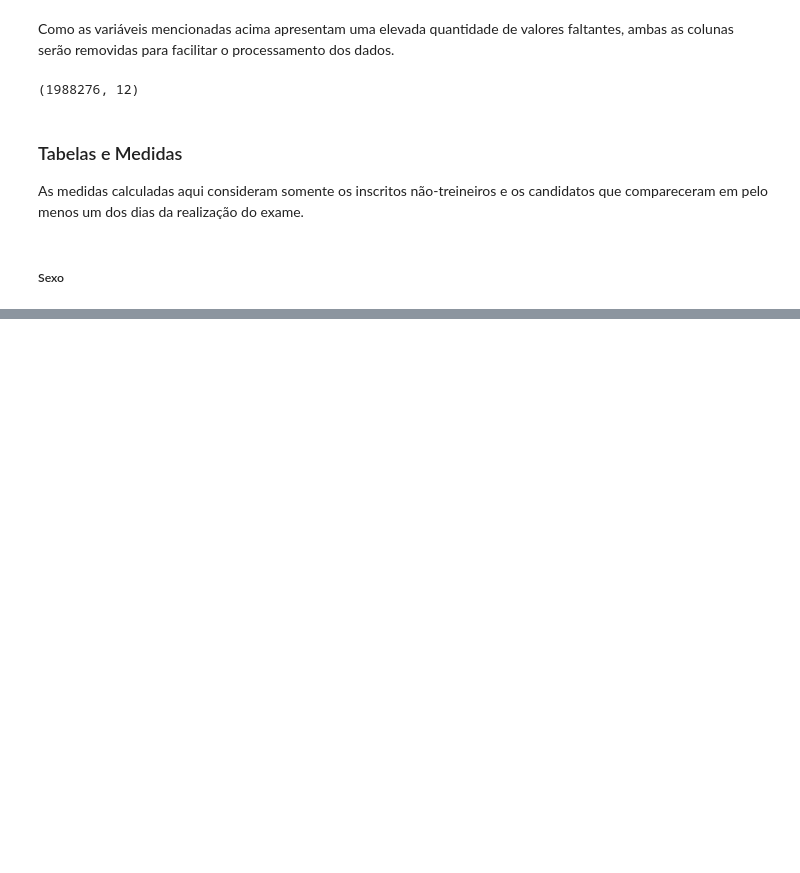
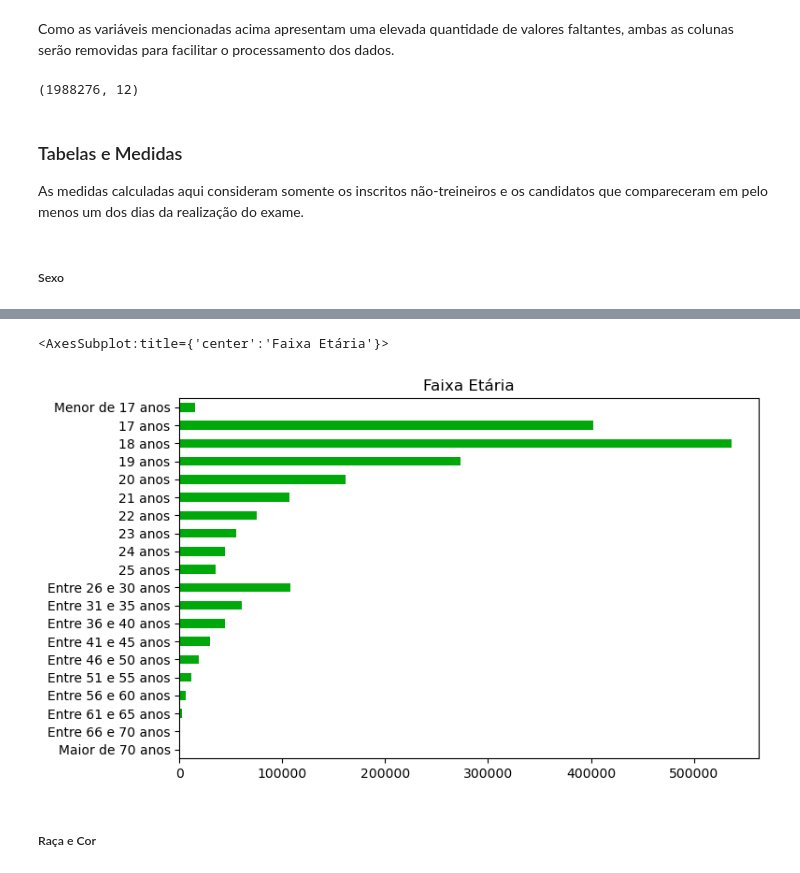
Before and after one commit to braga0m/enem2021, a Jupyter notebook: analises_medidas.ipynb, the cells around one changed output, grey strips where cells are left out. Saved outputs shown, nothing was run; the diff lists cells and outputs as text; code cells hidden in the pictures; blank space fills up the shorter version.

```diff
--- a/analises_medidas.ipynb
+++ b/analises_medidas.ipynb
@@ -136,0 +152,10 @@ sexo
+# %%
+fatores = ['Menor de 17 anos','17 anos', '18 anos', '19 anos', '20 anos','21 anos', '22 anos', '23 anos', '24 anos', '25 anos',
+           'Entre 26 e 30 anos', 'Entre 31 e 35 anos', 'Entre 36 e 40 anos', 'Entre 41 e 45 anos', 'Entre 46 e 50 anos', 'Entre 51 e 55 anos',
+             'Entre 56 e 60 anos', 'Entre 61 e 65 anos', 'Entre 66 e 70 anos', 'Maior de 70 anos']
+
+dados['faixa_etaria'] = pd.Categorical(dados['faixa_etaria'], categories = fatores, ordered = True)
+
+faixa_etaria = dados.groupby('faixa_etaria').agg(n = ('faixa_etaria','count')).sort_values('faixa_etaria', ascending = False)
+
+faixa_etaria
@@ -136,0 +181,9 @@ sexo
+# %%
+barplot_faixa_etaria = faixa_etaria.plot(kind='barh', y = 'n', rot = 0, legend=False, color = '#00a90a', title = 'Faixa Etária', xlabel= '', ylabel= 'Número de candidatos (em milhões)',
+          figsize=(8,5))
+barplot_faixa_etaria
+# %% [output]
+<AxesSubplot:title={'center':'Faixa Etária'}>
+[figure, added]
+# %% [markdown]
+##### Raça e Cor
```
Also changed, not shown: parts of 33 cells of this notebook.
